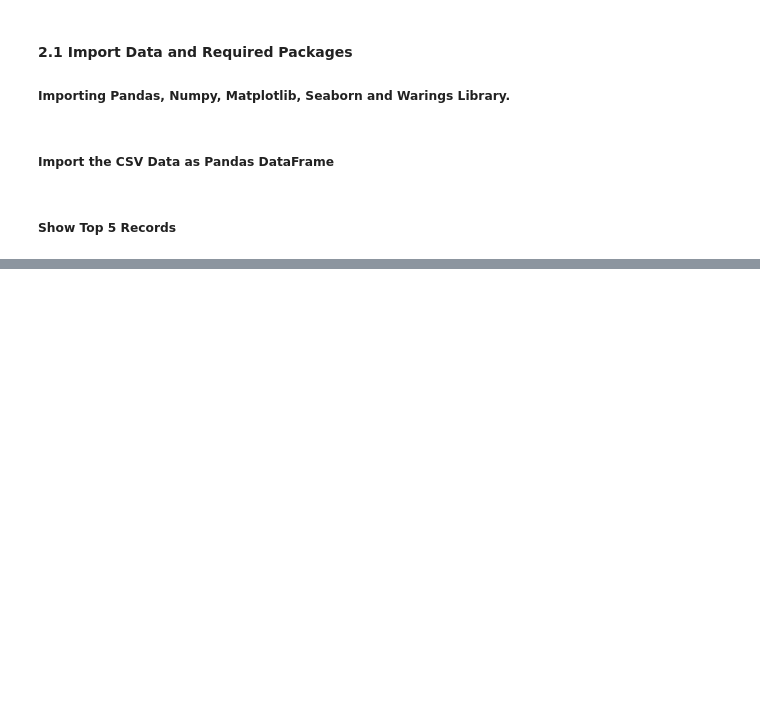
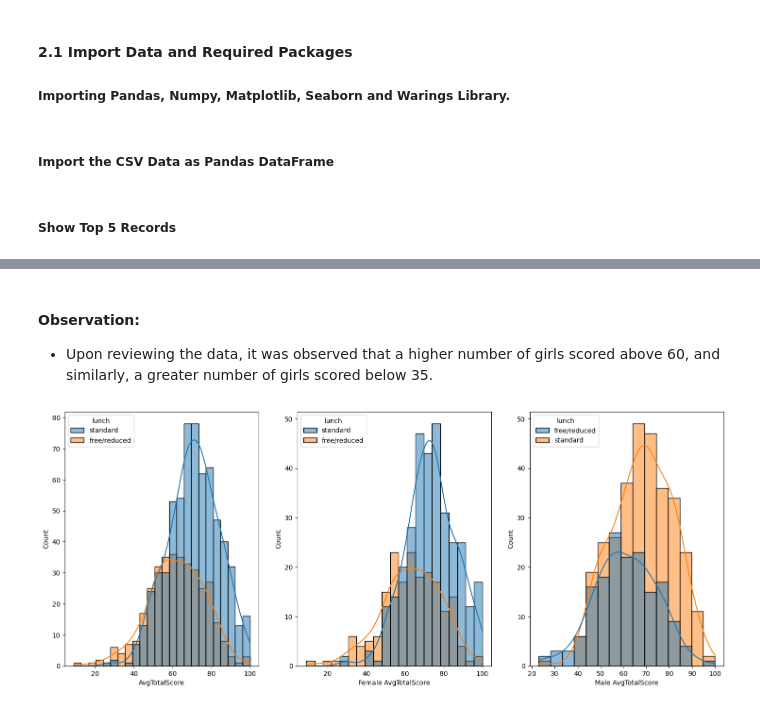
Before and after one commit to aakashpokkanayil/mlproject, a Jupyter notebook: notebook/EDA STUDENT PERFORMANCE .ipynb, the cells around one changed output, grey strips where cells are left out. Cells and saved outputs as stored; diff of their text form; code cells hidden in the pictures; blank space fills up the shorter version.

```diff
--- a/notebook/EDA STUDENT PERFORMANCE .ipynb
+++ b/notebook/EDA STUDENT PERFORMANCE .ipynb
@@ -45,0 +231,16 @@ df.head()
+# %% [markdown]
+#### Observation:
+- Upon reviewing the data, it was observed that a higher number of girls scored above 60, and similarly, a greater number of girls scored below 35.
+# %%
+plt.figure(figsize=(18,7))
+plt.subplot(1,3,1)
+sns.histplot(data=df,x='AvgTotalScore',hue='lunch',kde=True)
+plt.subplot(1,3,2)
+plt.xlabel('Female AvgTotalScore')
+sns.histplot(data=df[df.gender=='female'],x='AvgTotalScore',hue='lunch',kde=True)
+plt.subplot(1,3,3)
+plt.xlabel('Male AvgTotalScore')
+sns.histplot(data=df[df.gender=='male'],x='AvgTotalScore',hue='lunch',kde=True)
+plt.show()
+# %% [output]
+[figure, added]
```
Also changed, not shown: parts of 35 cells of this notebook, 1 other file.
